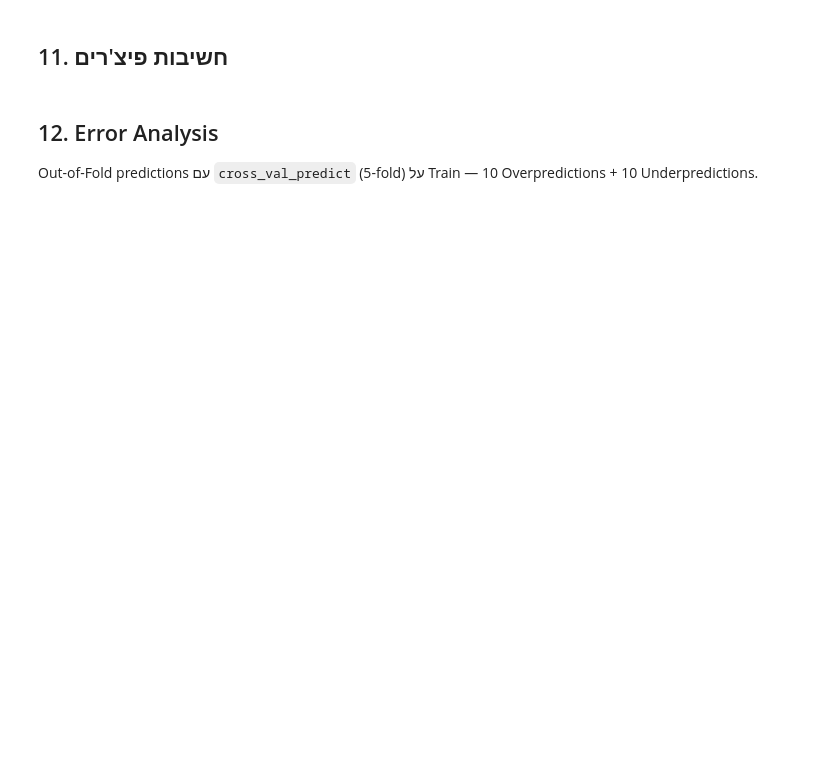
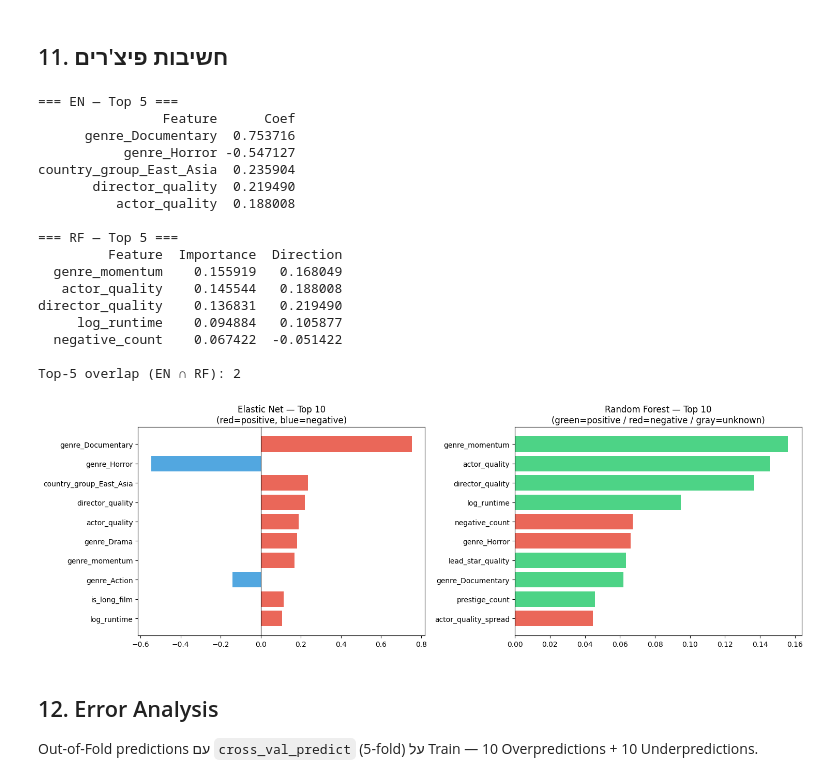
Before and after one commit to reuvenkazorer27/python_assignment, a Jupyter notebook: PART2/notebook_part2.ipynb, the cells around one changed output. Cells and saved outputs as stored; diff of their text form; code cells hidden in the pictures; blank space fills up the shorter version.

```diff
--- a/PART2/notebook_part2.ipynb
+++ b/PART2/notebook_part2.ipynb
@@ -1124,37 +1012,54 @@ en_coefs = best_en.named_steps['model'].coef_
 en_fi = pd.DataFrame({'Feature': feat_names[:len(en_coefs)],
                        'Coef': en_coefs, 'Abs': np.abs(en_coefs)})\
           .sort_values('Abs', ascending=False)
 
 rf_imp = best_rf.named_steps['model'].feature_importances_
 rf_fi  = pd.DataFrame({'Feature': feat_names[:len(rf_imp)], 'Importance': rf_imp})\
           .sort_values('Importance', ascending=False)
 
 # Infer direction for RF from EN sign
 en_sign = en_fi.set_index('Feature')['Coef'].reindex(rf_fi['Feature']).fillna(0)
 rf_fi['Direction'] = en_sign.values
 
 print('=== EN — Top 5 ===')
 print(en_fi[['Feature','Coef']].head(5).to_string(index=False))
 print('\n=== RF — Top 5 ===')
 print(rf_fi[['Feature','Importance','Direction']].head(5).to_string(index=False))
 
 print(f'\nTop-5 overlap (EN ∩ RF): {len(set(en_fi.head(5).Feature) & set(rf_fi.head(5).Feature))}')
 
 fig, axes = plt.subplots(1, 2, figsize=(15, 5))
 top_en = en_fi.head(10)
 axes[0].barh(top_en['Feature'][::-1], top_en['Coef'][::-1],
              color=['#e74c3c' if v>0 else '#3498db' for v in top_en['Coef'][::-1]], alpha=0.85)
 axes[0].axvline(0, color='black', lw=0.8)
-axes[0].set_title('Elastic Net — Top 10
-(red=positive ↑, blue=negative ↓)')
+axes[0].set_title('Elastic Net — Top 10\n(red=positive, blue=negative)')
 top_rf = rf_fi.head(10)
 rf_colors = ['#2ecc71' if v>0.01 else '#e74c3c' if v<-0.01 else '#95a5a6' for v in top_rf['Direction']]
 axes[1].barh(top_rf['Feature'][::-1], top_rf['Importance'][::-1], color=rf_colors[::-1], alpha=0.85)
-axes[1].set_title('Random Forest — Top 10
-(green=positive ↑ / red=negative ↓ / gray=unknown)')
+axes[1].set_title('Random Forest — Top 10\n(green=positive / red=negative / gray=unknown)')
 plt.tight_layout()
 plt.savefig('feature_importance.png', dpi=100)
 plt.show()
+# %% [output]
+=== EN — Top 5 ===
+                Feature      Coef
+      genre_Documentary  0.753716
+           genre_Horror -0.547127
+country_group_East_Asia  0.235904
+       director_quality  0.219490
+          actor_quality  0.188008
+
+=== RF — Top 5 ===
+         Feature  Importance  Direction
+  genre_momentum    0.155919   0.168049
+   actor_quality    0.145544   0.188008
+director_quality    0.136831   0.219490
+     log_runtime    0.094884   0.105877
+  negative_count    0.067422  -0.051422
+
+Top-5 overlap (EN ∩ RF): 2
+[figure, added]
 # %% [markdown]
 ##  12. Error Analysis
 
```
Also changed, not shown: parts of 26 cells of this notebook, 4 other files.
